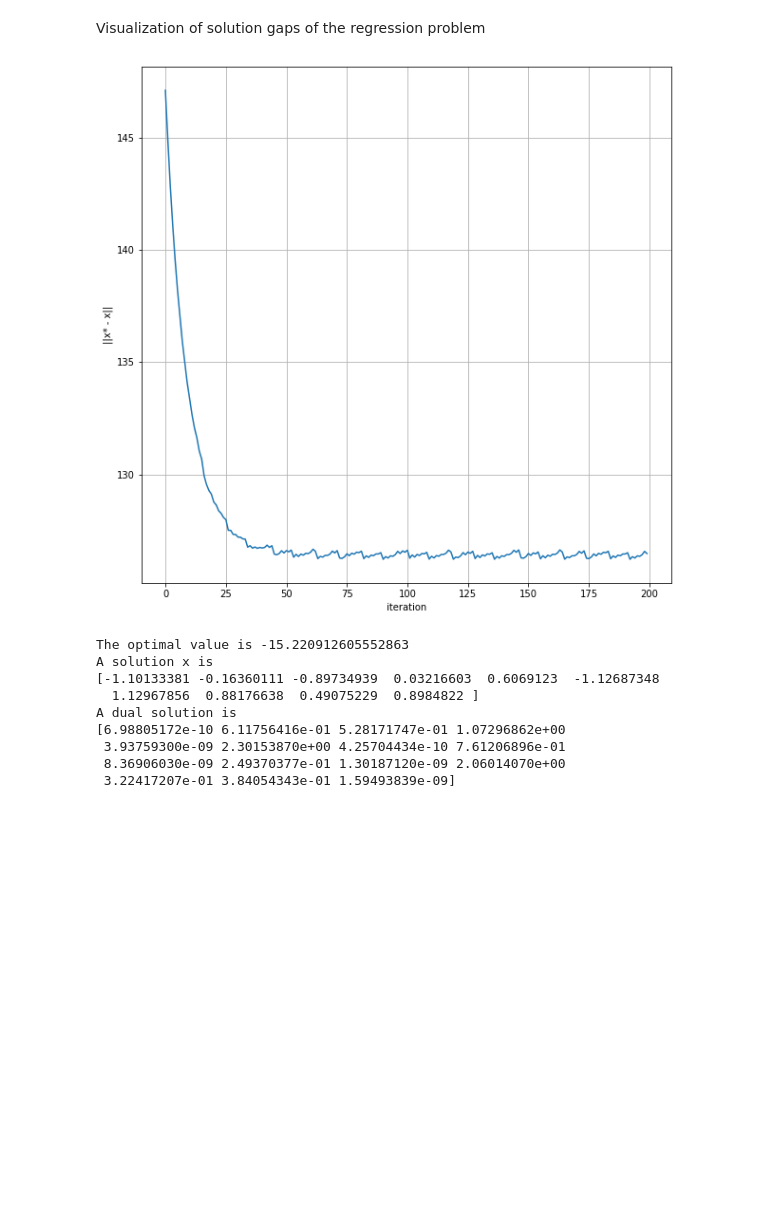
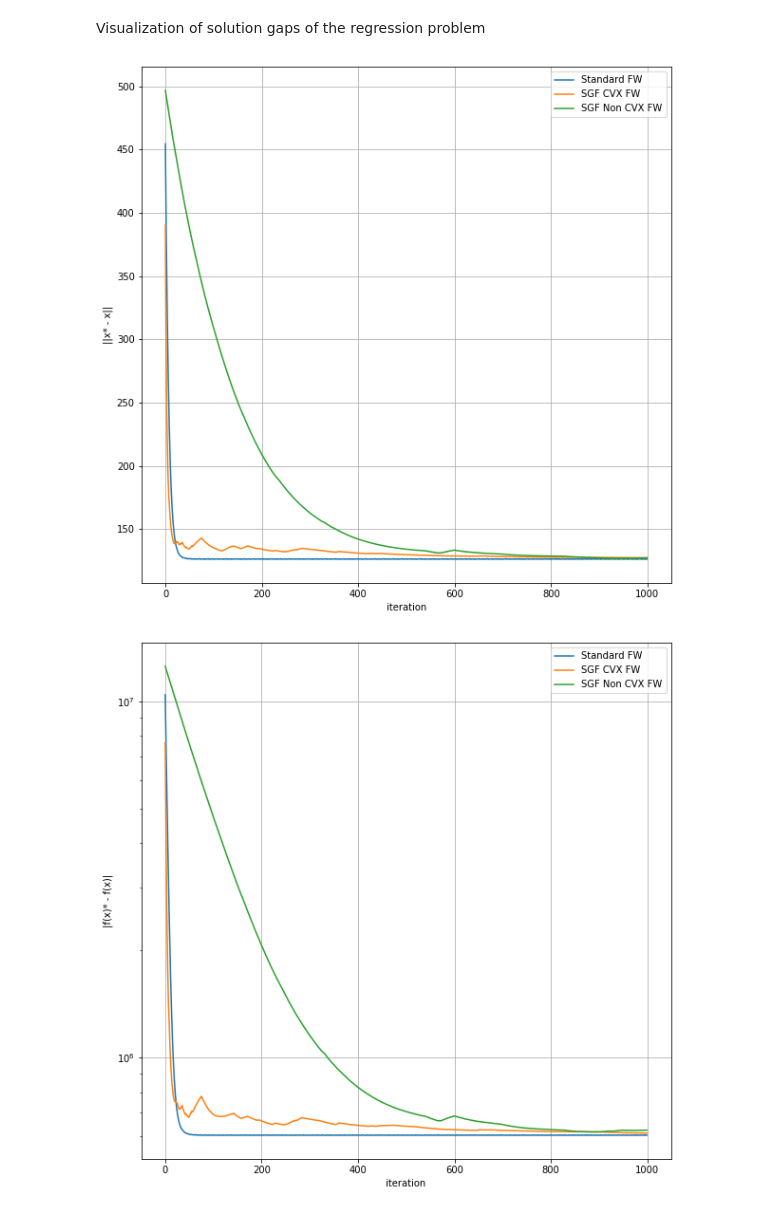
Before and after one commit to berylgithub/opt, a Jupyter notebook: frankwolfe.ipynb, the cells around one changed output. Cells and saved outputs as stored; diff of their text form; code cells hidden in the pictures; blank space fills up the shorter version.

```diff
--- a/frankwolfe.ipynb
+++ b/frankwolfe.ipynb
@@ -399,14 +399,14 @@ b_ub = 0.5*n_features #more accurately, the implementation doesn't represent ||x
 
 LPO_var = {"A":A_ub, "b":b_ub, "bounds":np.array([[None, None]]*n_features)}
 m=6
-x = np.random.normal(0, 1, size=(n_features))
-x_out, x_array_0 = frank_wolfe(f, x, LPO_var, 0.1, 200, True, A, b)
+x = np.random.normal(0, b_ub, size=(n_features))
+x_out, x_array_0 = frank_wolfe(f, x, LPO_var, 0.1, 1000, True, A, b)
 print("f(x) of Standard Frank Wolfe =", f(x_out, A, b))
 print("||x* - x_out|| =", np.linalg.norm(coef-x_out))
-x_out, x_array_1 = SGF_frank_wolfe_cvx(f, x, LPO_var, 200, m, "IRDSA", True, A, b)
+x_out, x_array_1 = SGF_frank_wolfe_cvx(f, x, LPO_var, 1000, m, "IRDSA", True, A, b)
 print("f(x) of SGF Convex FW =", f(x_out, A, b))
 print("||x* - x_out|| =", np.linalg.norm(coef-x_out))
-x_out, x_array_2 = SGF_frank_wolfe_noncvx(f, x, LPO_var, 200, m, True, A, b)
+x_out, x_array_2 = SGF_frank_wolfe_noncvx(f, x, LPO_var, 1000, m, True, A, b)
 print("f(x) of SGF Non-Cvx FW =", f(x_out, A, b))
 print("||x* - x_out|| =", np.linalg.norm(coef-x_out))
 
@@ -432,55 +432,35 @@ Visualization of solution gaps of the regression problem
 # %%
 # visualization of ||f* - f|| per iteration
 plt.rcParams["figure.figsize"] = (10,10)
 length = len(x_array_0)
 # distance between points:
 dist_0 = np.array([np.linalg.norm(coef-x_array_0[i]) for i in range(length)])
 dist_1 = np.array([np.linalg.norm(coef-x_array_1[i]) for i in range(length)])
 dist_2 = np.array([np.linalg.norm(coef-x_array_2[i]) for i in range(length)])
+plt.figure(0)
+plt.plot(dist_0, label="Standard FW")
+plt.plot(dist_1, label="SGF CVX FW")
+plt.plot(dist_2, label="SGF Non CVX FW")
+plt.ylabel("||x* - x||")
+plt.xlabel("iteration")
+plt.grid()
+plt.legend()
+plt.show()
+
 # distance between function values:
 f_dist_0 = np.array([np.abs(f(x_array_0[i],A,b)-f_star) for i in range(length)])
 f_dist_1 = np.array([np.abs(f(x_array_1[i],A,b)-f_star) for i in range(length)])
 f_dist_2 = np.array([np.abs(f(x_array_2[i],A,b)-f_star) for i in range(length)])
-plt.plot(dist_0)
-plt.ylabel("||x* - x||")
+plt.figure(1)
+plt.plot(f_dist_0, label="Standard FW")
+plt.plot(f_dist_1, label="SGF CVX FW")
+plt.plot(f_dist_2, label="SGF Non CVX FW")
+plt.yscale("log")
+plt.ylabel("|f(x)* - f(x)|")
 plt.xlabel("iteration")
 plt.grid()
+plt.legend()
 plt.show()
 # %% [output]
-[figure, old version]
+[figure, new version]
+[figure, added]
-# %%
-import cvxpy as cp
-# Generate a random non-trivial linear program.
-m = 15
-n = 10
-np.random.seed(1)
-s0 = np.random.randn(m)
-lamb0 = np.maximum(-s0, 0)
-s0 = np.maximum(s0, 0)
-x0 = np.random.randn(n)
-A = np.random.randn(m, n)
-b = A @ x0 + s0
-c = -A.T @ lamb0
-
-# Define and solve the CVXPY problem.
-x = cp.Variable(n)
-prob = cp.Problem(cp.Minimize(c.T@x),
-                 [A @ x <= b])
-prob.solve()
-
-# Print result.
-print("\nThe optimal value is", prob.value)
-print("A solution x is")
-print(x.value)
-print("A dual solution is")
-print(prob.constraints[0].dual_value)
-# %% [output]
-The optimal value is -15.220912605552863
-A solution x is
-[-1.10133381 -0.16360111 -0.89734939  0.03216603  0.6069123  -1.12687348
-  1.12967856  0.88176638  0.49075229  0.8984822 ]
-A dual solution is
-[6.98805172e-10 6.11756416e-01 5.28171747e-01 1.07296862e+00
- 3.93759300e-09 2.30153870e+00 4.25704434e-10 7.61206896e-01
- 8.36906030e-09 2.49370377e-01 1.30187120e-09 2.06014070e+00
- 3.22417207e-01 3.84054343e-01 1.59493839e-09]
```
Also changed, not shown: parts of 2 cells of this notebook.
